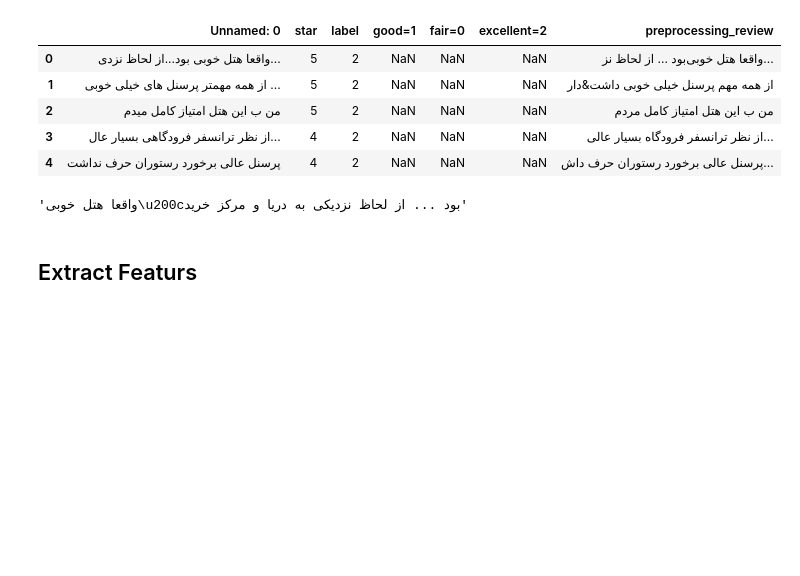
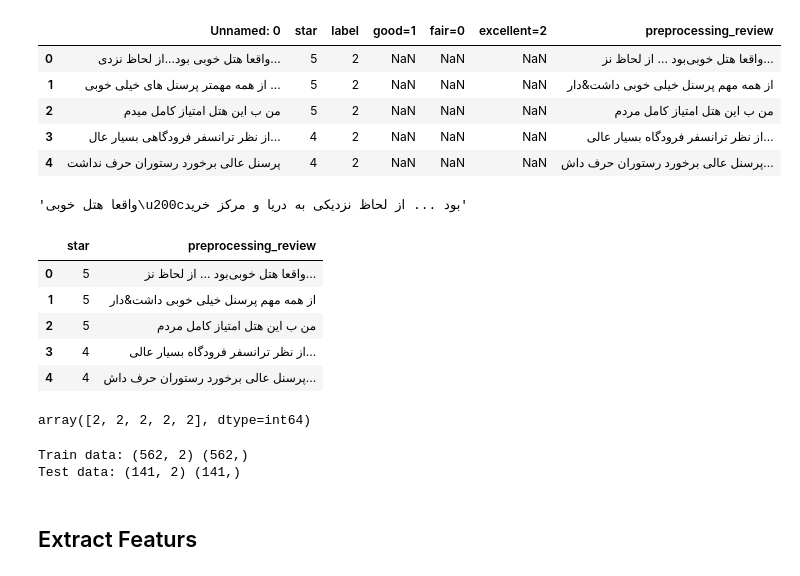
Before and after one commit to ZahraDehghani99/AI-Internship, a Jupyter notebook: Phase04-NLP-with-ML/Phase04-NLP-with-ML.ipynb, the cells around one changed output. Drawn from its saved outputs; the diff is of its cells as text; code cells hidden in the pictures; blank space fills up the shorter version.

```diff
--- a/Phase04-NLP-with-ML/Phase04-NLP-with-ML.ipynb
+++ b/Phase04-NLP-with-ML/Phase04-NLP-with-ML.ipynb
@@ -150,19 +150,33 @@ df['preprocessing_review'][0]
 # %% [output]
 'واقعا هتل خوبی\u200cبود ... از لحاظ نزدیکی به دریا و مرکز خرید'
 # %%
-from sklearn.model_selection import train_test_split_test_split
+from sklearn.model_selection import train_test_split
 
 data = df.copy()
 y = data['label'].values
-data.drop(labels=['label', 'good=1', 'fair=0', 'excellent=2'], axis=1, inplace=True) # remove useless columns
+data.drop(labels=['Unnamed: 0', 'label', 'good=1', 'fair=0', 'excellent=2'], axis=1, inplace=True) # remove useless columns
 
 data.head()
+# %% [output]
+|  | star | preprocessing_review |
+| 0 | 5 | واقعا هتل خوبی‌بود ... از لحاظ نز... |
+| 1 | 5 | از همه مهم پرسنل خیلی خوبی داشت&دار |
+| 2 | 5 | من ب این هتل امتیاز کامل مردم |
+| 3 | 4 | از نظر ترانسفر فرودگاه بسیار عالی... |
+| 4 | 4 | پرسنل عالی برخورد رستوران حرف داش... |
+# %%
+y[:5]
+# %% [output]
+array([2, 2, 2, 2, 2], dtype=int64)
 # %%
 # split train and test
-X_train, X_test, y_train, y_test = train_test_split(data, y, test_size=0.2)
+X_train, X_test, y_train, y_test = train_test_split(data, y, test_size=0.2, stratify=y)
 
 print(f'Train data: {X_train.shape} {y_train.shape}')
 print(f'Test data: {X_test.shape} {y_test.shape}')
+# %% [output]
+Train data: (562, 2) (562,)
+Test data: (141, 2) (141,)
 # %% [markdown]
 ## Extract Featurs
 # %% [markdown]
```
Also changed, not shown: parts of 29 cells of this notebook.
